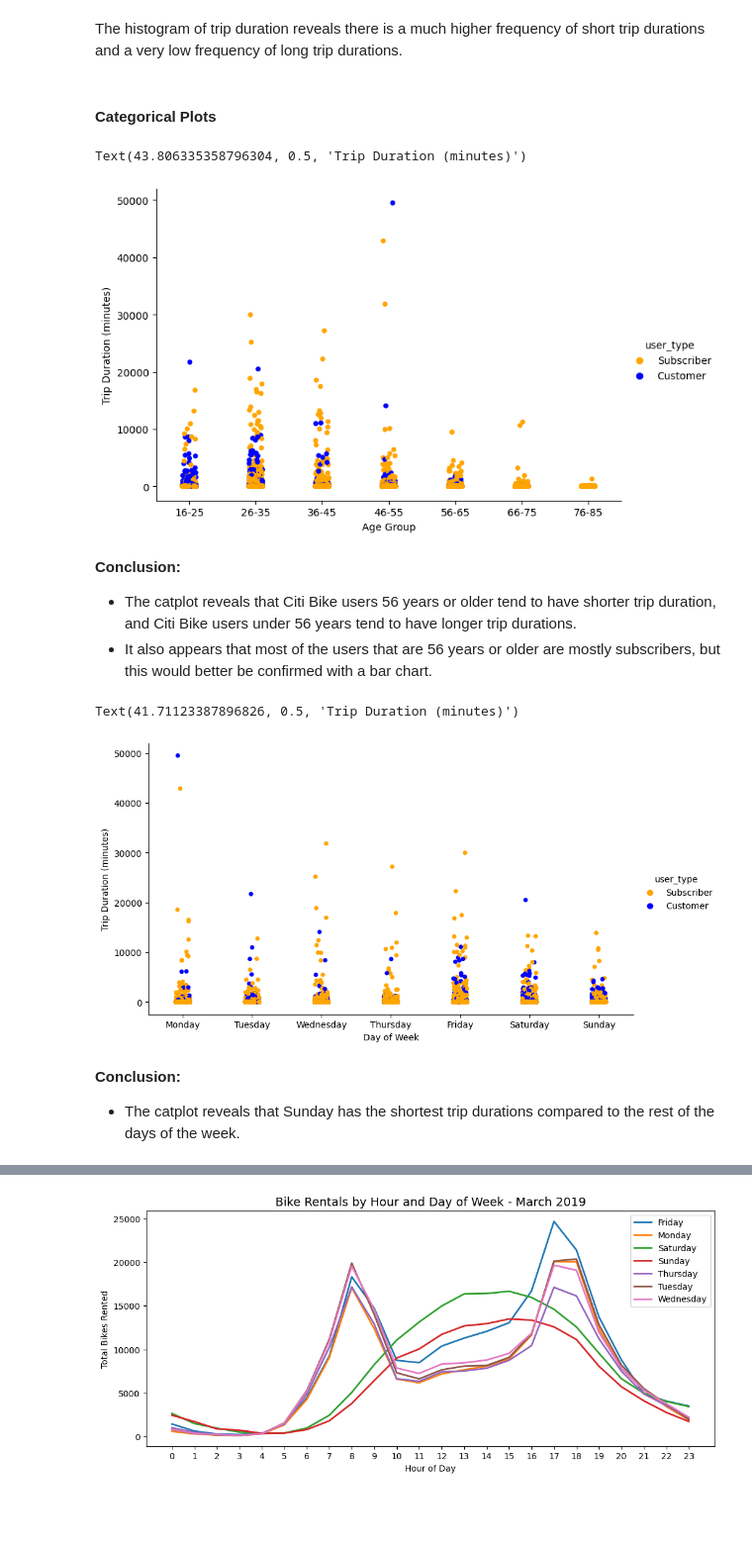
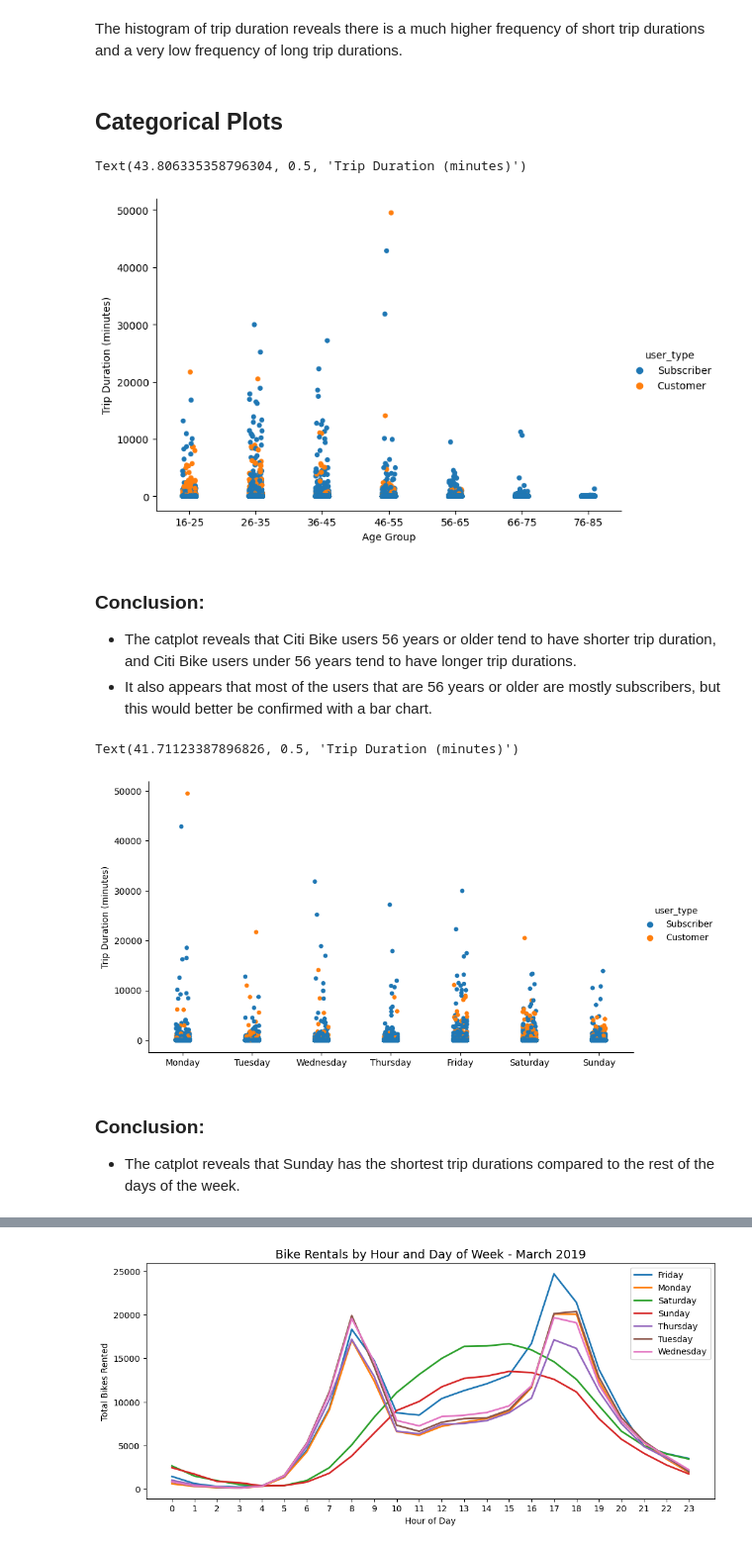
Before and after one commit to rplee86/NY-Citi-Bike-User-Behavior-Analysis, a Jupyter notebook: 03 Scripts/2. Exploring Relationships.ipynb, the cells around one changed output, grey strips where cells are left out. Shown at 99% size. Cells and saved outputs as stored; diff of their text form; code cells hidden in the pictures; blank space fills up the shorter version.

```diff
--- a/03 Scripts/2. Exploring Relationships.ipynb
+++ b/03 Scripts/2. Exploring Relationships.ipynb
@@ -122,29 +164,32 @@ plt.tick_params(labelsize=10)
 # %% [markdown]
 The histogram of trip duration reveals there is a much higher frequency of short trip durations and a very low frequency of long trip durations.
 # %% [markdown]
-#### Categorical Plots
+<a id='categorical_plots'></a>
+## Categorical Plots
 # %%
 # Create a categorical plot
-sns.catplot(data=df_citibike, x='age_group', y='trip_duration', hue='user_type', height=5, aspect=1.5, palette=sns.color_palette(['orange', 'blue']), order=['16-25', '26-35', '36-45', '46-55', '56-65', '66-75', '76-85'])
+
+sns.catplot(data=df_citibike, x='age_group', y='trip_duration', hue='user_type', height=5, aspect=1.5, order=['16-25', '26-35', '36-45', '46-55', '56-65', '66-75', '76-85'])
 plt.xlabel('Age Group')
 plt.ylabel('Trip Duration (minutes)')
 # %% [output]
 Text(43.806335358796304, 0.5, 'Trip Duration (minutes)')
-[figure, old version]
+[figure, new version]
 # %% [markdown]
-**Conclusion:**
+### Conclusion:
 - The catplot reveals that Citi Bike users 56 years or older tend to have shorter trip duration, and Citi Bike users under 56 years tend to have longer trip durations.
 - It also appears that most of the users that are 56 years or older are mostly subscribers, but this would better be confirmed with a bar chart.
 # %%
 # Create a categorical plot
-sns.catplot(data=df_citibike, x='start_day_name', y='trip_duration', hue='user_type', height=5, aspect=1.75, palette=sns.color_palette(['orange', 'blue']), order=['Monday', 'Tuesday', 'Wednesday', 'Thursday', 'Friday', 'Saturday', 'Sunday'])
-plt.xlabel('Day of Week')
+
+sns.catplot(data=df_citibike, x='start_day_name', y='trip_duration', hue='user_type', height=5, aspect=1.75, order=['Monday', 'Tuesday', 'Wednesday', 'Thursday', 'Friday', 'Saturday', 'Sunday'])
+plt.xlabel('')
 plt.ylabel('Trip Duration (minutes)')
 # %% [output]
 Text(41.71123387896826, 0.5, 'Trip Duration (minutes)')
-[figure, old version]
+[figure, new version]
 # %% [markdown]
-**Conclusion:**
+### Conclusion:
 - The catplot reveals that Sunday has the shortest trip durations compared to the rest of the days of the week.
 # %%
 # Create a categorical plot
```
Also changed, not shown: parts of 71 cells of this notebook, 5 other files.
